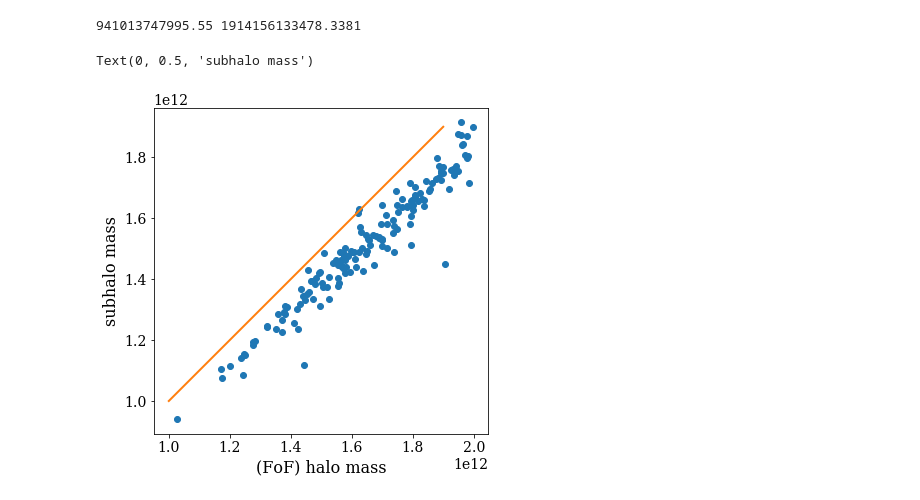
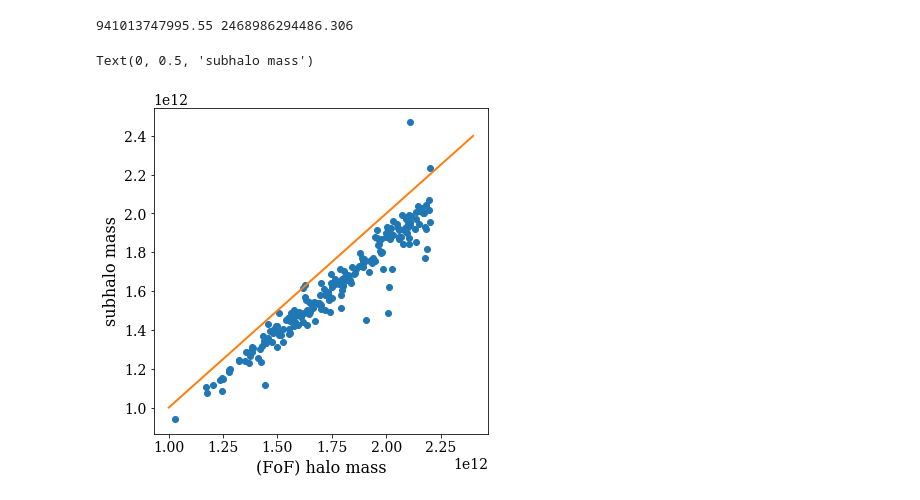
Before and after one commit to ekta1224/IllustrisAD, a Jupyter notebook: TNG_v2/plot_TNG_sample_properties.ipynb, the cells around one changed output. Drawn from its saved outputs; the diff is of its cells as text; code cells hidden in the pictures.

```diff
--- a/TNG_v2/plot_TNG_sample_properties.ipynb
+++ b/TNG_v2/plot_TNG_sample_properties.ipynb
@@ -84,14 +85,14 @@ Text(0.5, 0, '$M_{sub}\\, \\, [M_{\\odot}]$')
 # %%
 plt.figure(figsize=(6,6))
 plt.plot(halo_mass, subhalomass, 'o', ms=6)
 print(np.min(subhalomass), np.max(subhalomass))
-plt.plot(np.arange(1e12,2e12,1e11), np.arange(1e12,2e12,1e11))
+plt.plot(np.arange(1e12,2.5e12,1e11), np.arange(1e12,2.5e12,1e11))
 plt.xlabel('(FoF) halo mass')
 plt.ylabel('subhalo mass')
 # %% [output]
-941013747995.55 1914156133478.3381
+941013747995.55 2468986294486.306
 Text(0, 0.5, 'subhalo mass')
-[figure, old version]
+[figure, new version]
 # %%
 plt.figure()
 plt.subplot(121)
```
Also changed, not shown: parts of 9 cells of this notebook, 2 other files.
